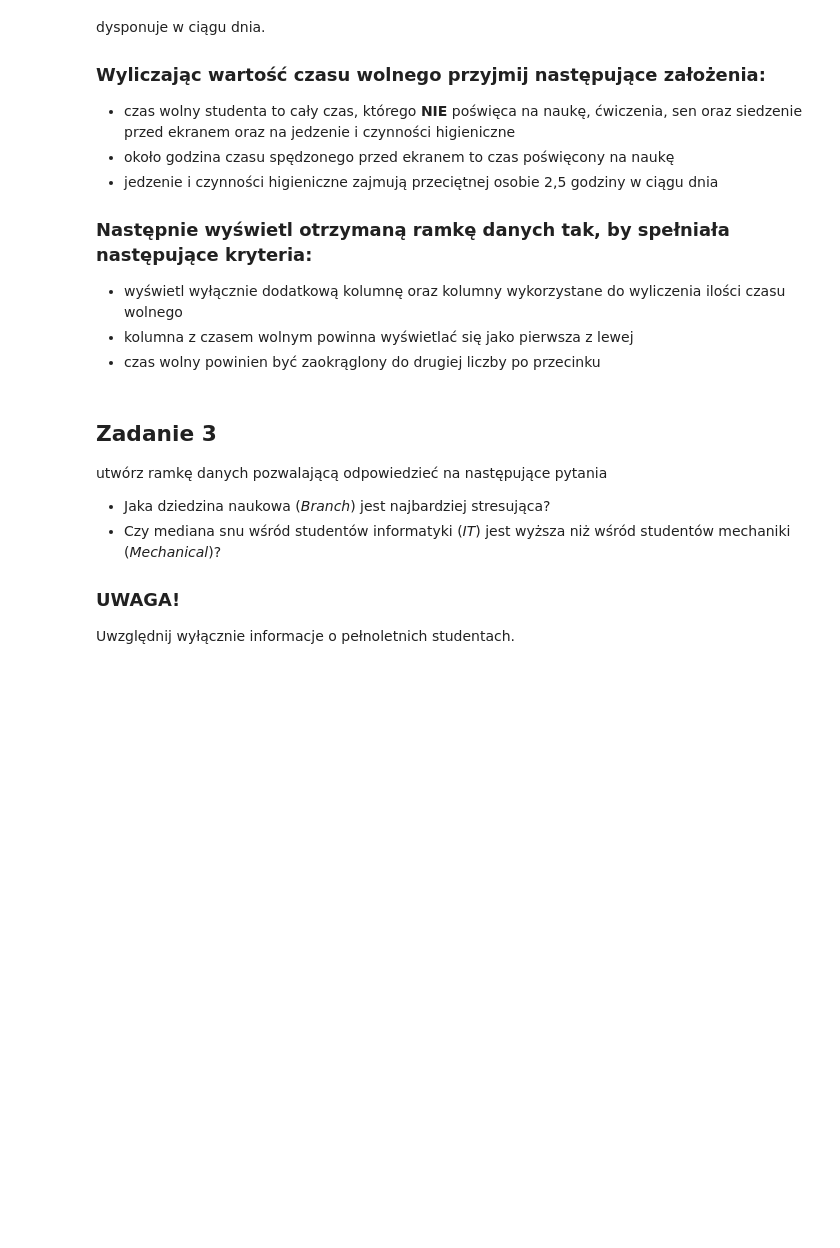
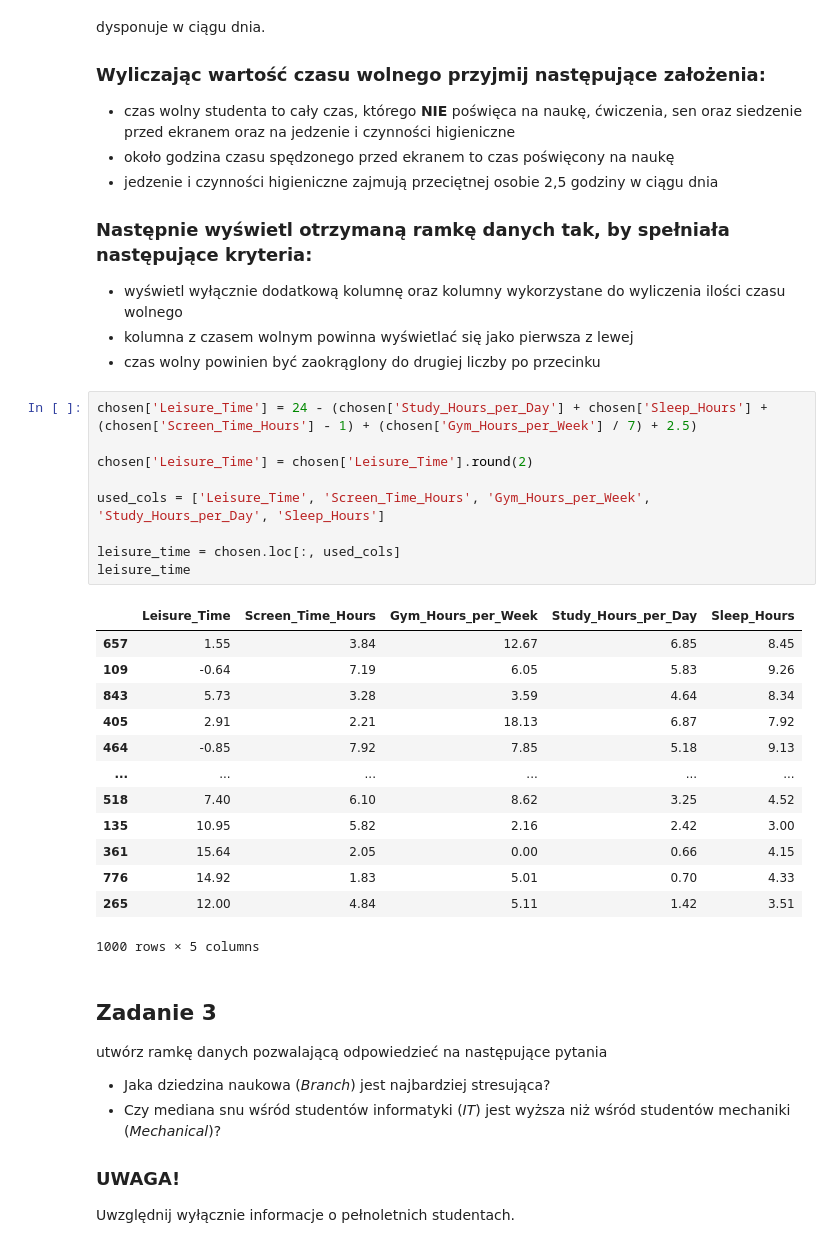
Before and after one commit to Zajecia-na-PWr-LR/lista-1-wiktoriamalinowska, a Jupyter notebook: UczenieMaszynowe_25_26_Lista1.ipynb, the cells around one changed output. Drawn from its saved outputs; the diff is of its cells as text; blank space fills up the shorter version.

```diff
--- a/UczenieMaszynowe_25_26_Lista1.ipynb
+++ b/UczenieMaszynowe_25_26_Lista1.ipynb
@@ -100,6 +106,29 @@ dodaj do ramki danych kolumnę z wyliczoną średnią ilością czasu wolnego, k
 - wyświetl wyłącznie dodatkową kolumnę oraz kolumny wykorzystane do wyliczenia ilości czasu wolnego
 - kolumna z czasem wolnym powinna wyświetlać się jako pierwsza z lewej
 - czas wolny powinien być zaokrąglony do drugiej liczby po przecinku
+# %%
+chosen['Leisure_Time'] = 24 - (chosen['Study_Hours_per_Day'] + chosen['Sleep_Hours'] + (chosen['Screen_Time_Hours'] - 1) + (chosen['Gym_Hours_per_Week'] / 7) + 2.5)
+
+chosen['Leisure_Time'] = chosen['Leisure_Time'].round(2)
+
+used_cols = ['Leisure_Time', 'Screen_Time_Hours', 'Gym_Hours_per_Week', 'Study_Hours_per_Day', 'Sleep_Hours']
+
+leisure_time = chosen.loc[:, used_cols]
+leisure_time
+# %% [output]
+|  | Leisure_Time | Screen_Time_Hours | Gym_Hours_per_Week | Study_Hours_per_Day | Sleep_Hours |
+| 657 | 1.55 | 3.84 | 12.67 | 6.85 | 8.45 |
+| 109 | -0.64 | 7.19 | 6.05 | 5.83 | 9.26 |
+| 843 | 5.73 | 3.28 | 3.59 | 4.64 | 8.34 |
+| 405 | 2.91 | 2.21 | 18.13 | 6.87 | 7.92 |
+| 464 | -0.85 | 7.92 | 7.85 | 5.18 | 9.13 |
+| ... | ... | ... | ... | ... | ... |
+| 518 | 7.40 | 6.10 | 8.62 | 3.25 | 4.52 |
+| 135 | 10.95 | 5.82 | 2.16 | 2.42 | 3.00 |
+| 361 | 15.64 | 2.05 | 0.00 | 0.66 | 4.15 |
+| 776 | 14.92 | 1.83 | 5.01 | 0.70 | 4.33 |
+| 265 | 12.00 | 4.84 | 5.11 | 1.42 | 3.51 |
+1000 rows × 5 columns
 # %% [markdown]
 ## Zadanie 3
 utwórz ramkę danych pozwalającą odpowiedzieć na następujące pytania
```
Also changed, not shown: parts of 2 cells of this notebook.
